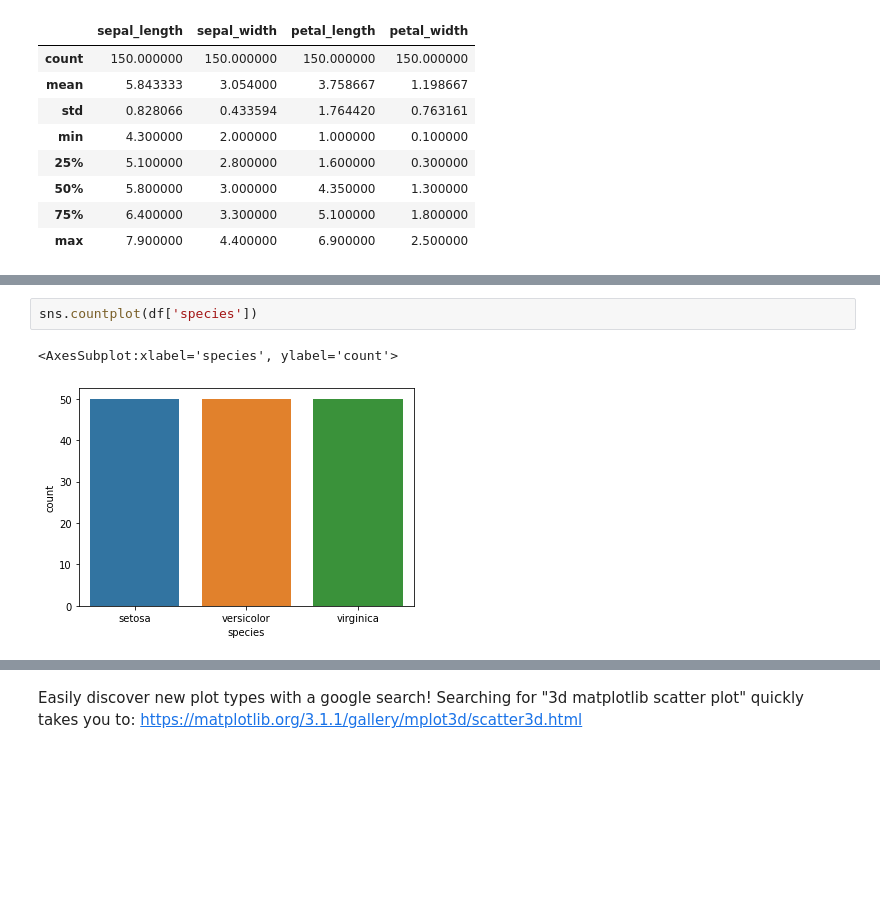
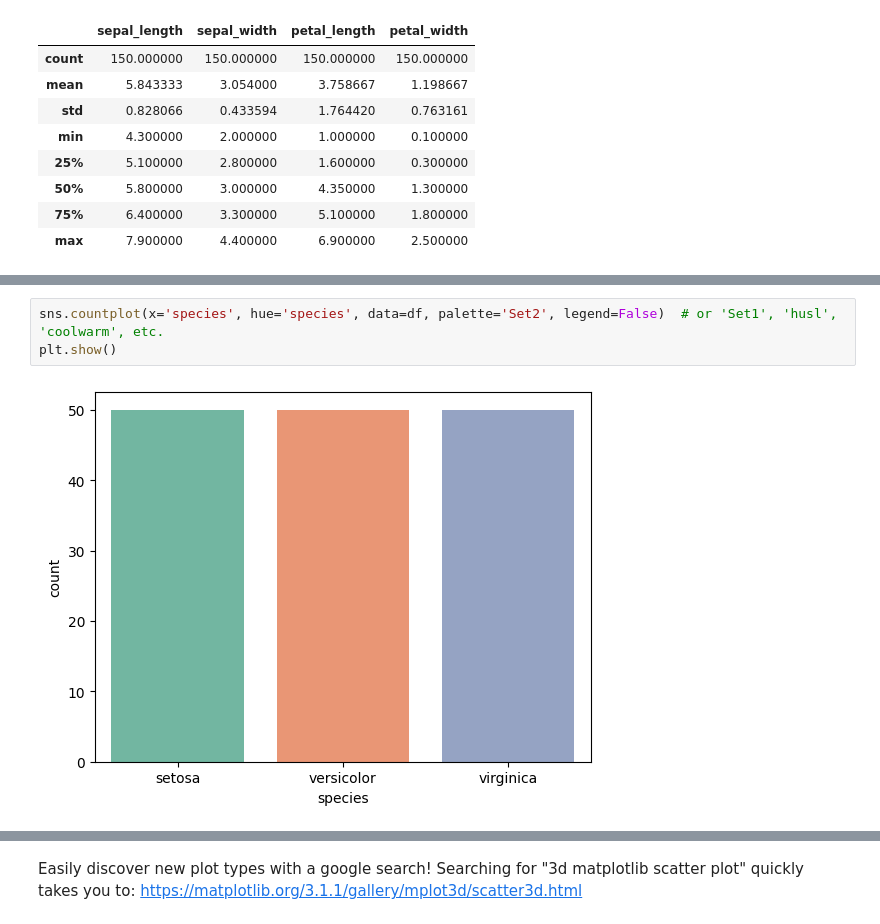
Before and after one commit to Briankipkemboi78/datascience, a Jupyter notebook: Reference/11-Logistic-Regression-Models/01-Multi-Class-Logistic-Regression.ipynb, the cells around one changed output, grey strips where cells are left out. Cells and saved outputs as stored; diff of their text form; blank space fills up the shorter version.

```diff
--- a/Reference/11-Logistic-Regression-Models/01-Multi-Class-Logistic-Regression.ipynb
+++ b/Reference/11-Logistic-Regression-Models/01-Multi-Class-Logistic-Regression.ipynb
@@ -74,8 +75,8 @@ Name: species, dtype: int64
-# %%
-sns.countplot(df['species'])
-# %% [output]
-<AxesSubplot:xlabel='species', ylabel='count'>
-[figure, removed]
+# %%
+sns.countplot(x='species', hue='species', data=df, palette='Set2', legend=False)  # or 'Set1', 'husl', 'coolwarm', etc.
+plt.show()
+# %% [output]
+[figure, added]
 # %%
 sns.scatterplot(x='sepal_length',y='sepal_width',data=df,hue='species')
 # %% [output]
```
Also changed, not shown: parts of 7 cells of this notebook.
